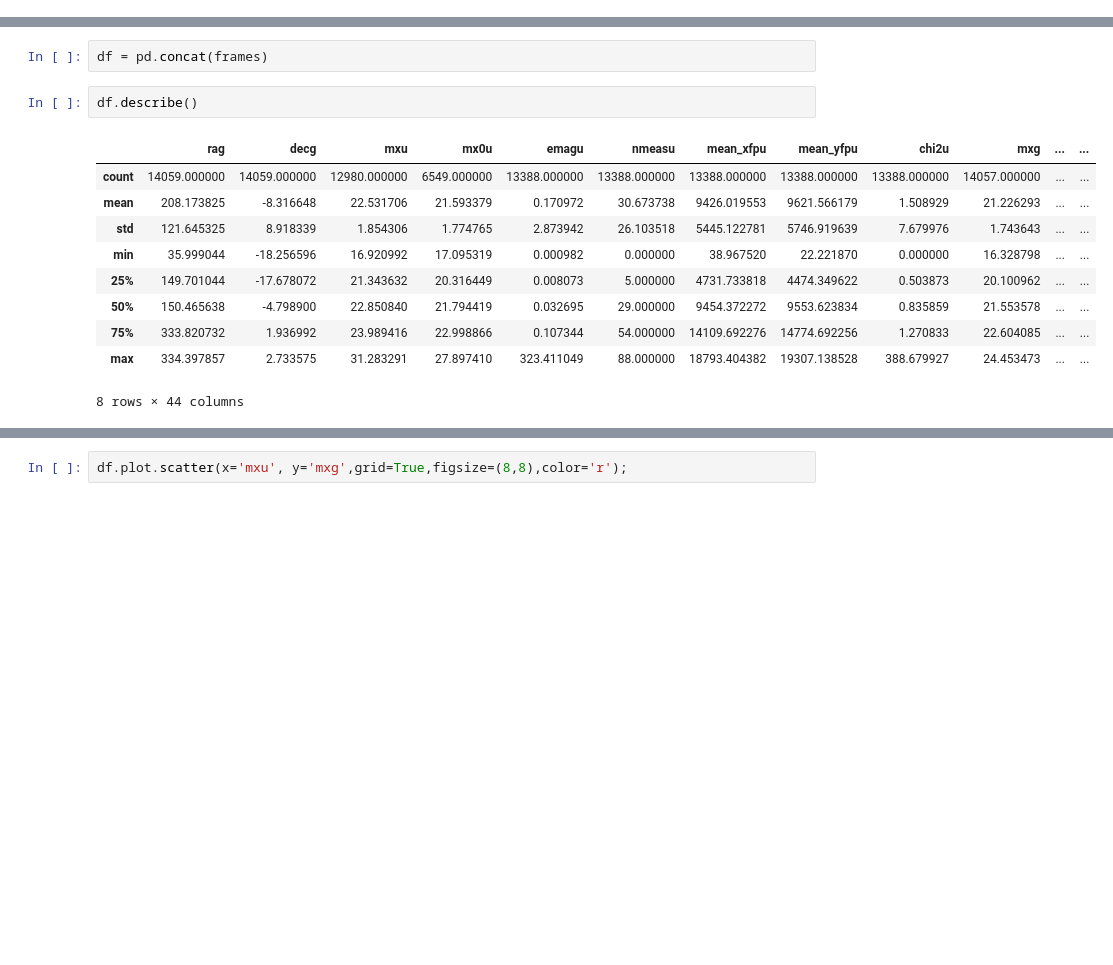
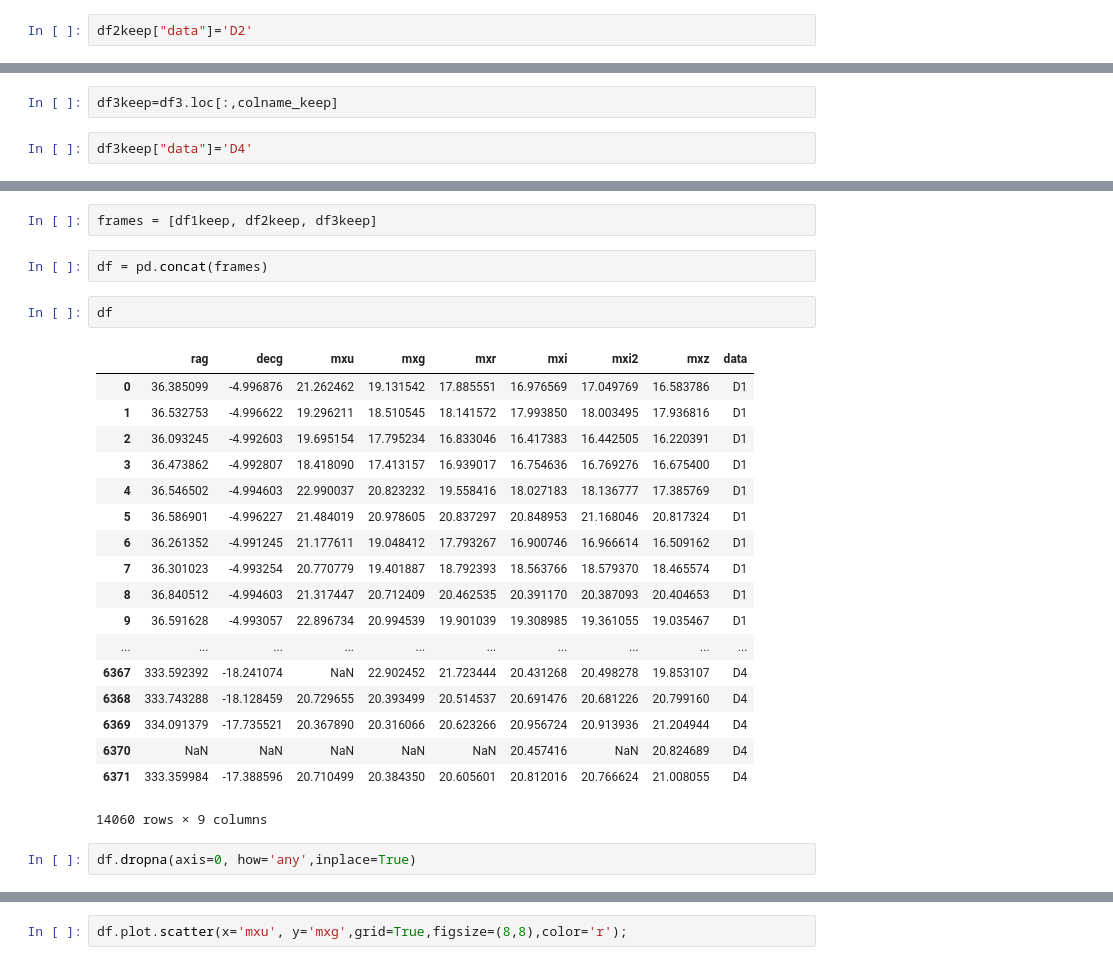
Before and after one commit to sylvielsstfr/PC5AtmStudies, a Jupyter notebook: SNLS/ReadSNLSCatalog.ipynb, the cells around one changed output, grey strips where cells are left out. Drawn from its saved outputs; the diff is of its cells as text; blank space fills up the shorter version.

```diff
--- a/SNLS/ReadSNLSCatalog.ipynb
+++ b/SNLS/ReadSNLSCatalog.ipynb
@@ -36 +59,3 @@ df2=pd.read_table(files[1],sep=' ' ,skiprows=67, names=colname,index_col=False)
+# %%
+df2keep["data"]='D2'
 # %%
@@ -46,3 +72,7 @@ df2.head()
 # %%
 df3=pd.read_table(files[2],sep=' ' ,skiprows=67,names=colname,index_col=False )
+# %%
+df3keep=df3.loc[:,colname_keep]
+# %%
+df3keep["data"]='D4'
 # %%
@@ -60,15 +89,27 @@ frames = [df1, df2, df3]
+# %%
+frames = [df1keep, df2keep, df3keep]
 # %%
 df = pd.concat(frames)
 # %%
-df.describe()
+df
 # %% [output]
-|  | rag | decg | mxu | mx0u | emagu | nmeasu | mean_xfpu | mean_yfpu | chi2u | mxg | ... | ... |
-| count | 14059.000000 | 14059.000000 | 12980.000000 | 6549.000000 | 13388.000000 | 13388.000000 | 13388.000000 | 13388.000000 | 13388.000000 | 14057.000000 | ... | ... |
-| mean | 208.173825 | -8.316648 | 22.531706 | 21.593379 | 0.170972 | 30.673738 | 9426.019553 | 9621.566179 | 1.508929 | 21.226293 | ... | ... |
-| std | 121.645325 | 8.918339 | 1.854306 | 1.774765 | 2.873942 | 26.103518 | 5445.122781 | 5746.919639 | 7.679976 | 1.743643 | ... | ... |
-| min | 35.999044 | -18.256596 | 16.920992 | 17.095319 | 0.000982 | 0.000000 | 38.967520 | 22.221870 | 0.000000 | 16.328798 | ... | ... |
-| 25% | 149.701044 | -17.678072 | 21.343632 | 20.316449 | 0.008073 | 5.000000 | 4731.733818 | 4474.349622 | 0.503873 | 20.100962 | ... | ... |
-| 50% | 150.465638 | -4.798900 | 22.850840 | 21.794419 | 0.032695 | 29.000000 | 9454.372272 | 9553.623834 | 0.835859 | 21.553578 | ... | ... |
-| 75% | 333.820732 | 1.936992 | 23.989416 | 22.998866 | 0.107344 | 54.000000 | 14109.692276 | 14774.692256 | 1.270833 | 22.604085 | ... | ... |
-| max | 334.397857 | 2.733575 | 31.283291 | 27.897410 | 323.411049 | 88.000000 | 18793.404382 | 19307.138528 | 388.679927 | 24.453473 | ... | ... |
+|  | rag | decg | mxu | mxg | mxr | mxi | mxi2 | mxz | data |
+| 0 | 36.385099 | -4.996876 | 21.262462 | 19.131542 | 17.885551 | 16.976569 | 17.049769 | 16.583786 | D1 |
+| 1 | 36.532753 | -4.996622 | 19.296211 | 18.510545 | 18.141572 | 17.993850 | 18.003495 | 17.936816 | D1 |
+| 2 | 36.093245 | -4.992603 | 19.695154 | 17.795234 | 16.833046 | 16.417383 | 16.442505 | 16.220391 | D1 |
+| 3 | 36.473862 | -4.992807 | 18.418090 | 17.413157 | 16.939017 | 16.754636 | 16.769276 | 16.675400 | D1 |
+| 4 | 36.546502 | -4.994603 | 22.990037 | 20.823232 | 19.558416 | 18.027183 | 18.136777 | 17.385769 | D1 |
+| 5 | 36.586901 | -4.996227 | 21.484019 | 20.978605 | 20.837297 | 20.848953 | 21.168046 | 20.817324 | D1 |
+| 6 | 36.261352 | -4.991245 | 21.177611 | 19.048412 | 17.793267 | 16.900746 | 16.966614 | 16.509162 | D1 |
+| 7 | 36.301023 | -4.993254 | 20.770779 | 19.401887 | 18.792393 | 18.563766 | 18.579370 | 18.465574 | D1 |
+| 8 | 36.840512 | -4.994603 | 21.317447 | 20.712409 | 20.462535 | 20.391170 | 20.387093 | 20.404653 | D1 |
+| 9 | 36.591628 | -4.993057 | 22.896734 | 20.994539 | 19.901039 | 19.308985 | 19.361055 | 19.035467 | D1 |
+| ... | ... | ... | ... | ... | ... | ... | ... | ... | ... |
+| 6367 | 333.592392 | -18.241074 | NaN | 22.902452 | 21.723444 | 20.431268 | 20.498278 | 19.853107 | D4 |
+| 6368 | 333.743288 | -18.128459 | 20.729655 | 20.393499 | 20.514537 | 20.691476 | 20.681226 | 20.799160 | D4 |
+| 6369 | 334.091379 | -17.735521 | 20.367890 | 20.316066 | 20.623266 | 20.956724 | 20.913936 | 21.204944 | D4 |
+| 6370 | NaN | NaN | NaN | NaN | NaN | 20.457416 | NaN | 20.824689 | D4 |
+| 6371 | 333.359984 | -17.388596 | 20.710499 | 20.384350 | 20.605601 | 20.812016 | 20.766624 | 21.008055 | D4 |
-8 rows × 44 columns
+14060 rows × 9 columns
+# %%
+df.dropna(axis=0, how='any',inplace=True)
```
Also changed, not shown: parts of 20 cells of this notebook, 1 other file.
